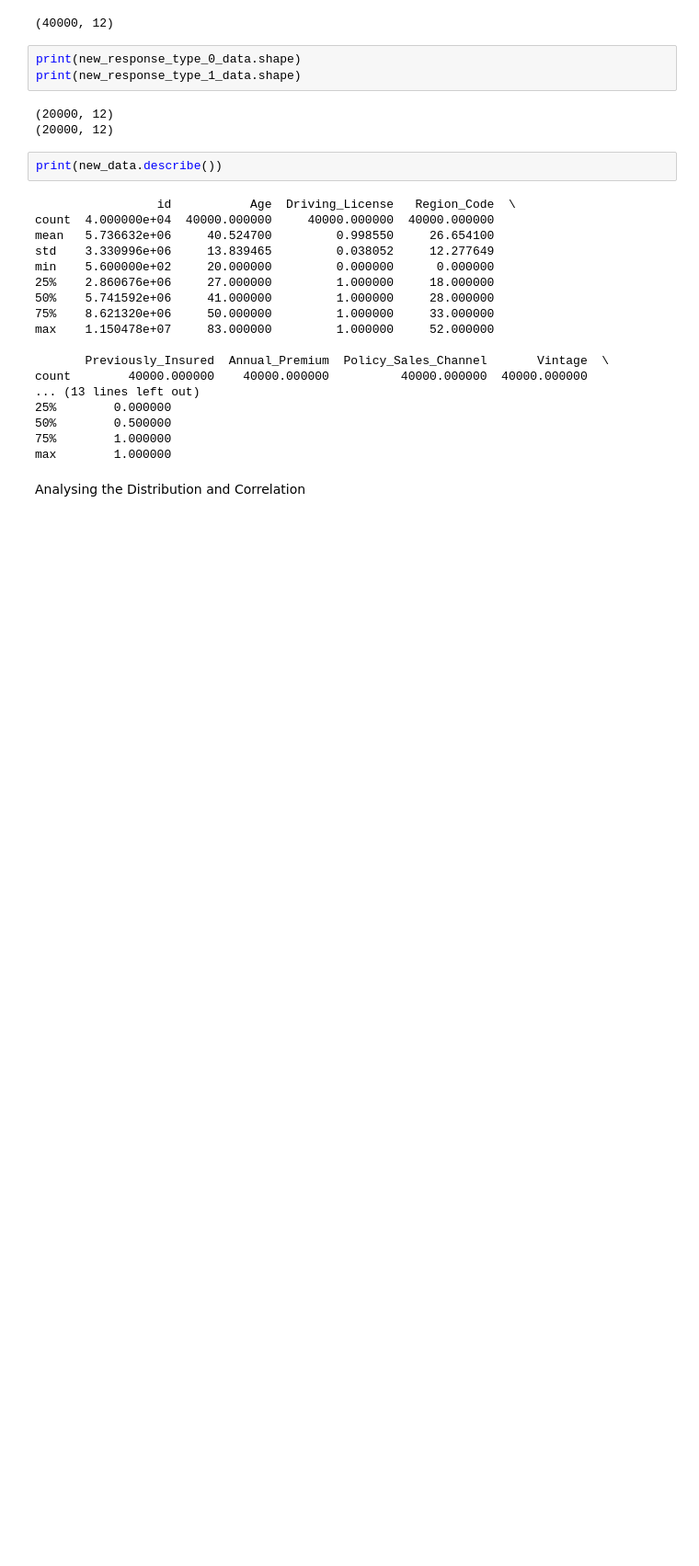
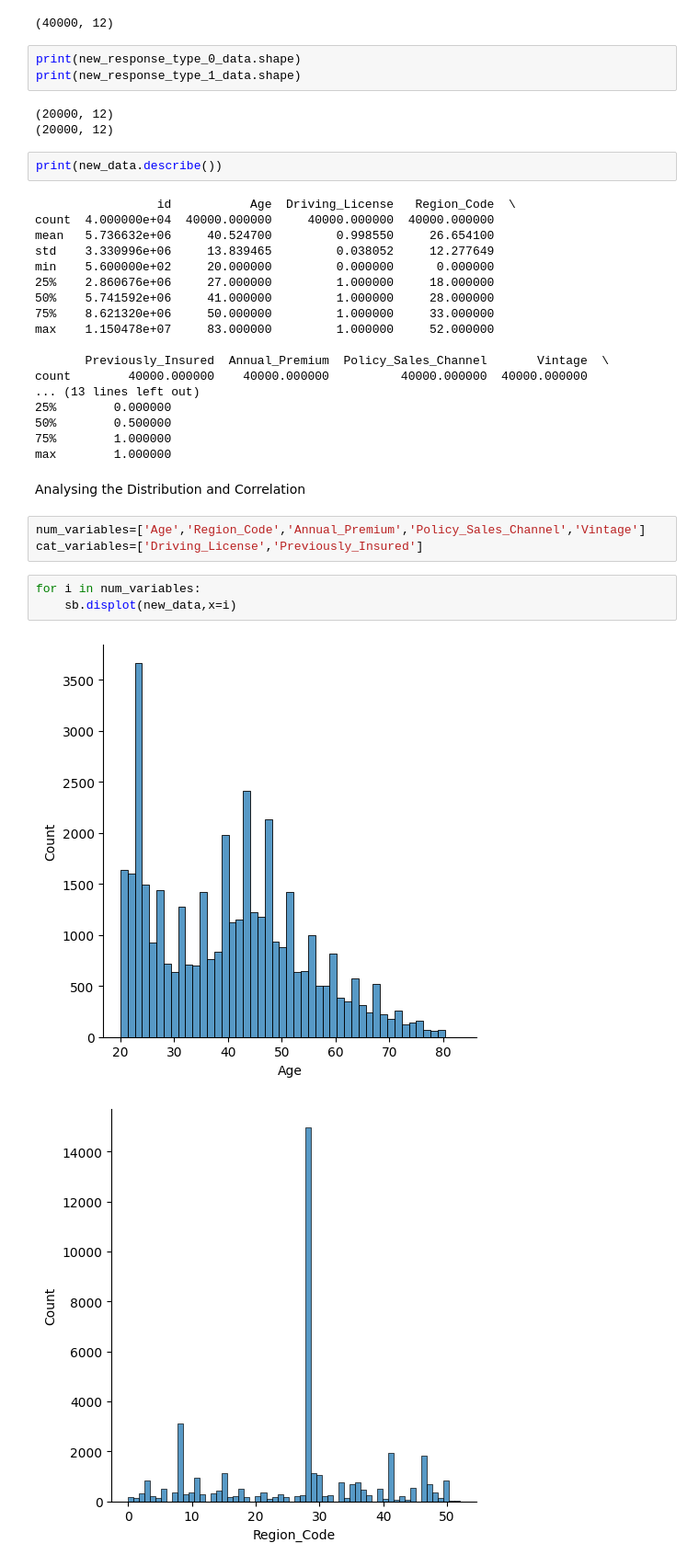
Before and after one commit to NaveenDevlpr/Automobile_Insurance_Analysis, a Jupyter notebook: ai_ml_task.ipynb, the cells around one changed output. Shown: that part at 92% size. Cells and saved outputs as stored; diff of their text form; blank space fills up the shorter version.

```diff
--- a/ai_ml_task.ipynb
+++ b/ai_ml_task.ipynb
@@ -111,3 +111,12 @@ count        40000.000000    40000.000000          40000.000000  40000.000000
 max        1.000000
 # %% [markdown]
 Analysing the Distribution and Correlation
+# %%
+num_variables=['Age','Region_Code','Annual_Premium','Policy_Sales_Channel','Vintage']
+cat_variables=['Driving_License','Previously_Insured']
+# %%
+for i in num_variables:
+    sb.displot(new_data,x=i)
+# %% [output]
+[figure, added]
+[figure, added]
```
Also changed, not shown: parts of 3 cells of this notebook.
